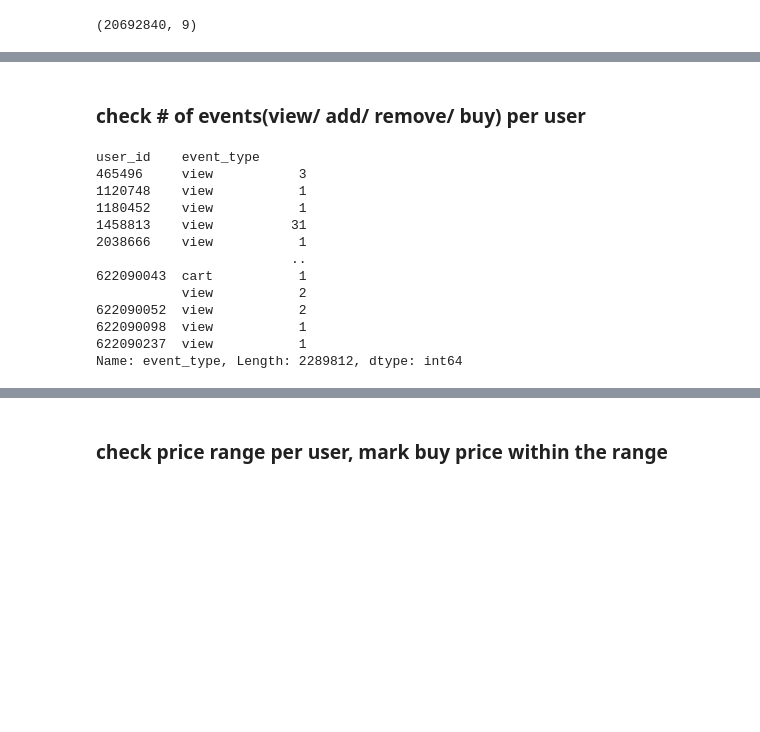
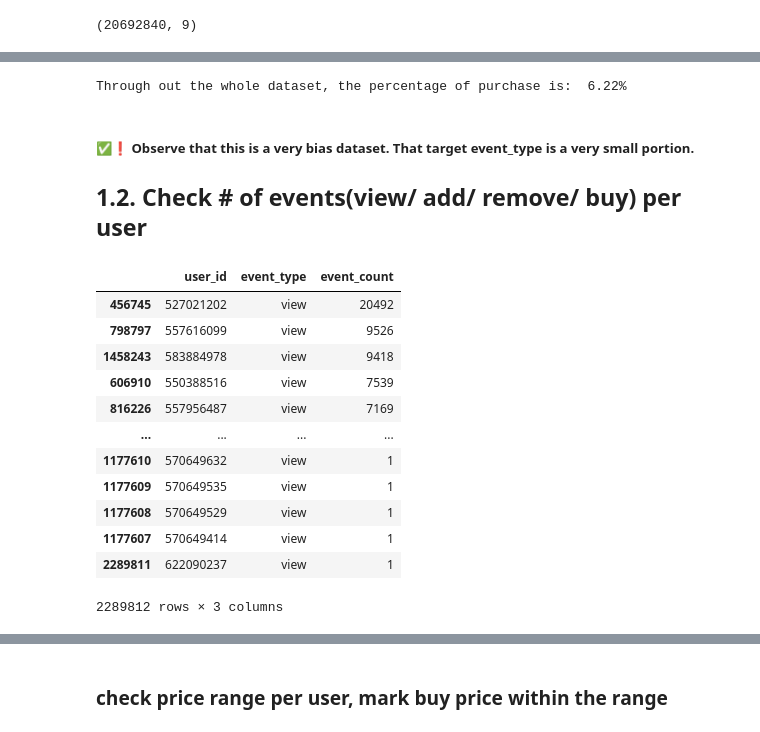
Before and after one commit to happykygo/GNN-eCommerce, a Jupyter notebook: notebooks/eda.ipynb, the cells around one changed output, grey strips where cells are left out. Saved outputs shown, nothing was run; the diff lists cells and outputs as text; code cells hidden in the pictures; blank space fills up the shorter version.

```diff
--- a/notebooks/eda.ipynb
+++ b/notebooks/eda.ipynb
@@ -31,7 +35,7 @@ config
 # %%
 # Get CSV files list of cosmetic shop dataset(month data per file)
 path = config['data']['cosmetic_shop']
-csv_files = glob.glob(path + "/*.csv")
+csv_files = glob.glob(path + "/20*.csv")
 
 # Read each CSV file into DataFrame. This creates a list of dataframes
 df_list = (pd.read_csv(file) for file in csv_files)
@@ -146,2 +137,11 @@ Name: user_session, Length: 1639358, dtype: int64
+# %%
+u_i_e_df = all_events[['user_id', 'product_id', 'event_type']].copy()
+# %%
+print('Through out the whole dataset, the percentage of purchase is: ',
+      '{:.2%}'.format(len(u_i_e_df[u_i_e_df['event_type'] == 'purchase'])/len(u_i_e_df)))
+# %% [output]
+Through out the whole dataset, the percentage of purchase is:  6.22%
 # %% [markdown]
-### check # of events(view/ add/ remove/ buy) per user
+##### ✅❗ Observe that this is a very bias dataset. That target event_type is a very small portion.
+
+## 1.2. Check # of events(view/ add/ remove/ buy) per user
@@ -150,16 +148,20 @@ events_per_user = df.groupby(["user_id", "event_type"], as_index=True)["event_ty
-# %%
-events_per_user
-# %% [output]
-user_id    event_type
-465496     view           3
-1120748    view           1
-1180452    view           1
-1458813    view          31
-2038666    view           1
-                         ..
-622090043  cart           1
-           view           2
-622090052  view           2
-622090098  view           1
-622090237  view           1
-Name: event_type, Length: 2289812, dtype: int64
+# %%
+numE_per_usr = u_i_e_df[['user_id','event_type']].copy()
+numE_per_usr['event_count'] = 1
+numE_per_usr = numE_per_usr.groupby(["user_id", "event_type"],as_index=False)['event_count'].count().sort_values(by=['event_count'], ascending=0)
+# %%
+numE_per_usr
+# %% [output]
+|  | user_id | event_type | event_count |
+| 456745 | 527021202 | view | 20492 |
+| 798797 | 557616099 | view | 9526 |
+| 1458243 | 583884978 | view | 9418 |
+| 606910 | 550388516 | view | 7539 |
+| 816226 | 557956487 | view | 7169 |
+| ... | ... | ... | ... |
+| 1177610 | 570649632 | view | 1 |
+| 1177609 | 570649535 | view | 1 |
+| 1177608 | 570649529 | view | 1 |
+| 1177607 | 570649414 | view | 1 |
+| 2289811 | 622090237 | view | 1 |
+2289812 rows × 3 columns
```
Also changed, not shown: parts of 38 cells of this notebook, 3 other files.
